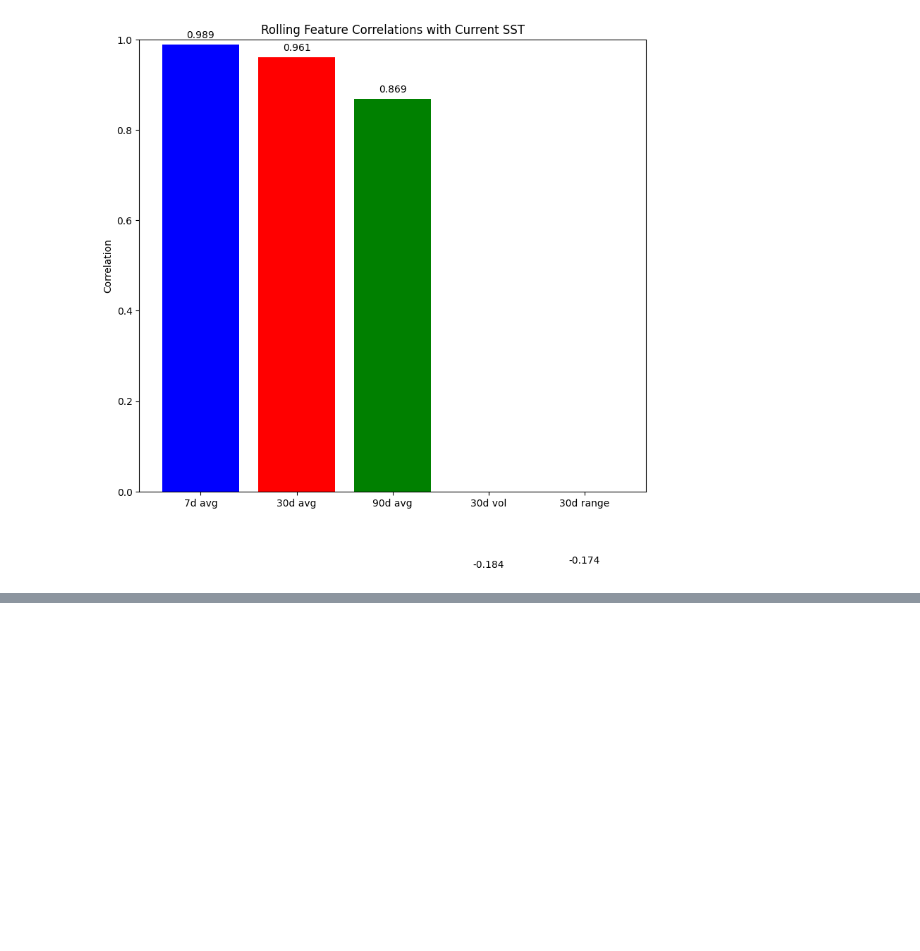
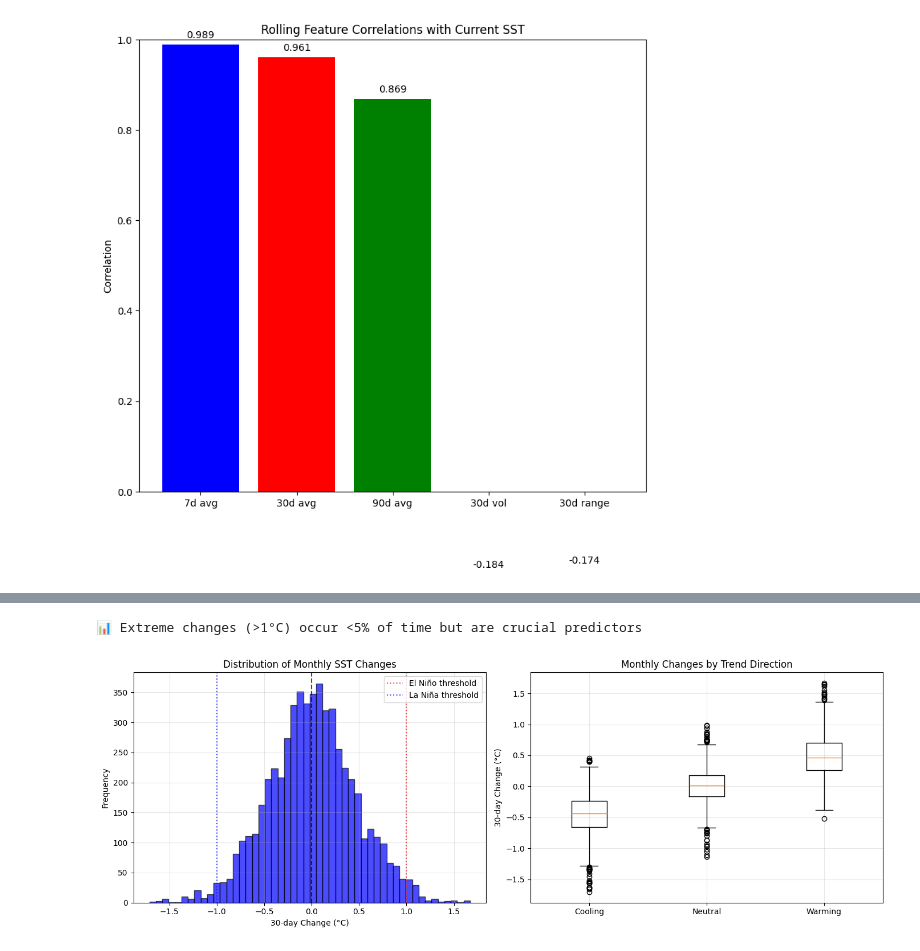
Before and after one commit to DHANA5982/Prediction-of-El-Nino-Events, a Jupyter notebook: notebooks/02_EDA.ipynb, the cells around one changed output, grey strips where cells are left out. Cells and saved outputs as stored; diff of their text form; code cells hidden in the pictures; blank space fills up the shorter version.

```diff
--- a/notebooks/02_EDA.ipynb
+++ b/notebooks/02_EDA.ipynb
@@ -264,0 +417,41 @@ print("• 30-day features balance smoothness vs responsiveness")
+# %%
+# Plot 4: Change Distribution Analysis
+
+fig, (ax1, ax2) = plt.subplots(1, 2, figsize=(14, 5))
+
+# Histogram of monthly changes
+ax1.hist(df_plot['sst_change_30d'].dropna(), bins=50, alpha=0.7, color='blue', edgecolor='black')
+ax1.axvline(x=0, color='black', linestyle='--', alpha=0.7)
+ax1.axvline(x=1, color='red', linestyle=':', alpha=0.7, label='El Niño threshold')
+ax1.axvline(x=-1, color='blue', linestyle=':', alpha=0.7, label='La Niña threshold')
+ax1.set_title('Distribution of Monthly SST Changes')
+ax1.set_xlabel('30-day Change (°C)')
+ax1.set_ylabel('Frequency')
+ax1.legend()
+ax1.grid(True, alpha=0.3)
+
+# Box plot of changes by trend direction
+trend_data = []
+trend_labels = []
+for direction in [-1, 0, 1]:
+    data = df_plot[df_plot['trend_direction'] == direction]['sst_change_30d'].dropna()
+    trend_data.append(data)
+    if direction == -1:
+        trend_labels.append('Cooling')
+    elif direction == 0:
+        trend_labels.append('Neutral')
+    else:
+        trend_labels.append('Warming')
+
+ax2.boxplot(trend_data, labels=trend_labels)
+ax2.set_title('Monthly Changes by Trend Direction')
+ax2.set_ylabel('30-day Change (°C)')
+ax2.grid(True, alpha=0.3)
+
+plt.tight_layout()
+plt.savefig('D:/GitHub/Prediction of El-Nino Events/output/plots/change_distribution.png')
+
+print("📊 Extreme changes (>1°C) occur <5% of time but are crucial predictors")
+# %% [output]
+📊 Extreme changes (>1°C) occur <5% of time but are crucial predictors
+[figure, added]
```
Also changed, not shown: parts of 28 cells of this notebook.
